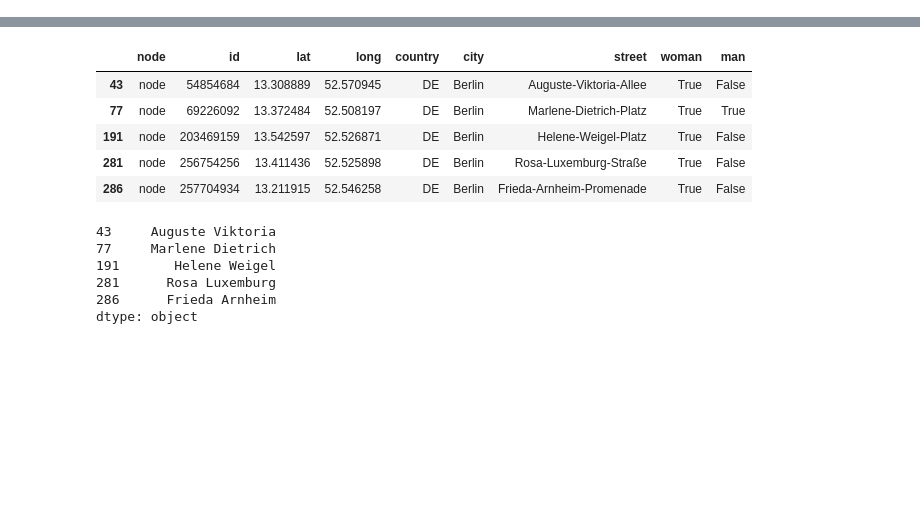
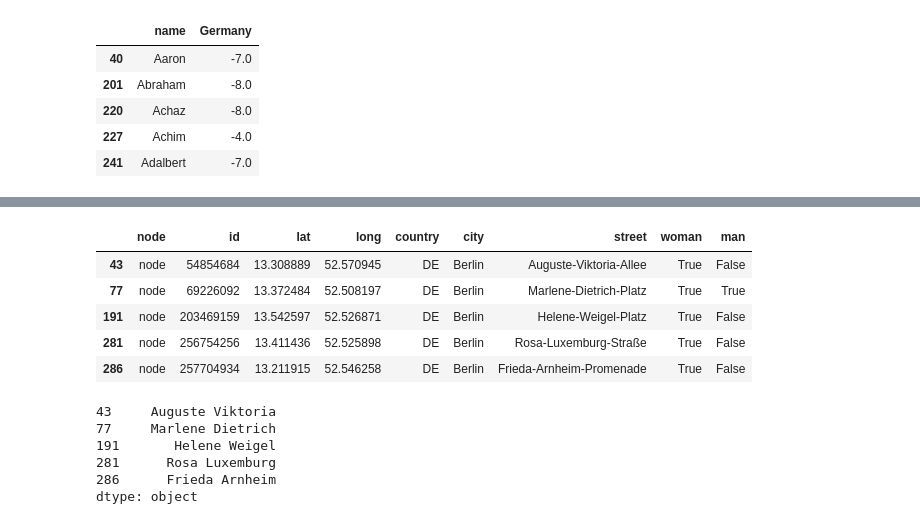
Before and after one commit to Gorcenski/women-streets-berlin, a Jupyter notebook: explore-street-names.ipynb, the cells around one changed output, grey strips where cells are left out. Saved outputs shown, nothing was run; the diff lists cells and outputs as text; code cells hidden in the pictures; blank space fills up the shorter version.

```diff
--- a/explore-street-names.ipynb
+++ b/explore-street-names.ipynb
@@ -4,6 +4,14 @@ import wikipedia
 # %%
 names = pd.read_csv('data/firstnames.csv', delimiter=';')
 female_names = names[names['Germany'].notnull() & names['gender'].str.contains('F')]['name']
 male_names = names[names['Germany'].notnull() & names['gender'].str.contains('M')]['name']
+names[names['Germany'].notnull()][['name', 'Germany']].head()
+# %% [output]
+|  | name | Germany |
+| 40 | Aaron | -7.0 |
+| 201 | Abraham | -8.0 |
+| 220 | Achaz | -8.0 |
+| 227 | Achim | -4.0 |
+| 241 | Adalbert | -7.0 |
 # %%
 df = pd.read_csv('data/berlin-streets.csv', delimiter='\t', header=0, names=['node', 'id', 'lat', 'long', 'country', 'city', 'street'])
```
Also changed, not shown: parts of 7 cells of this notebook.
